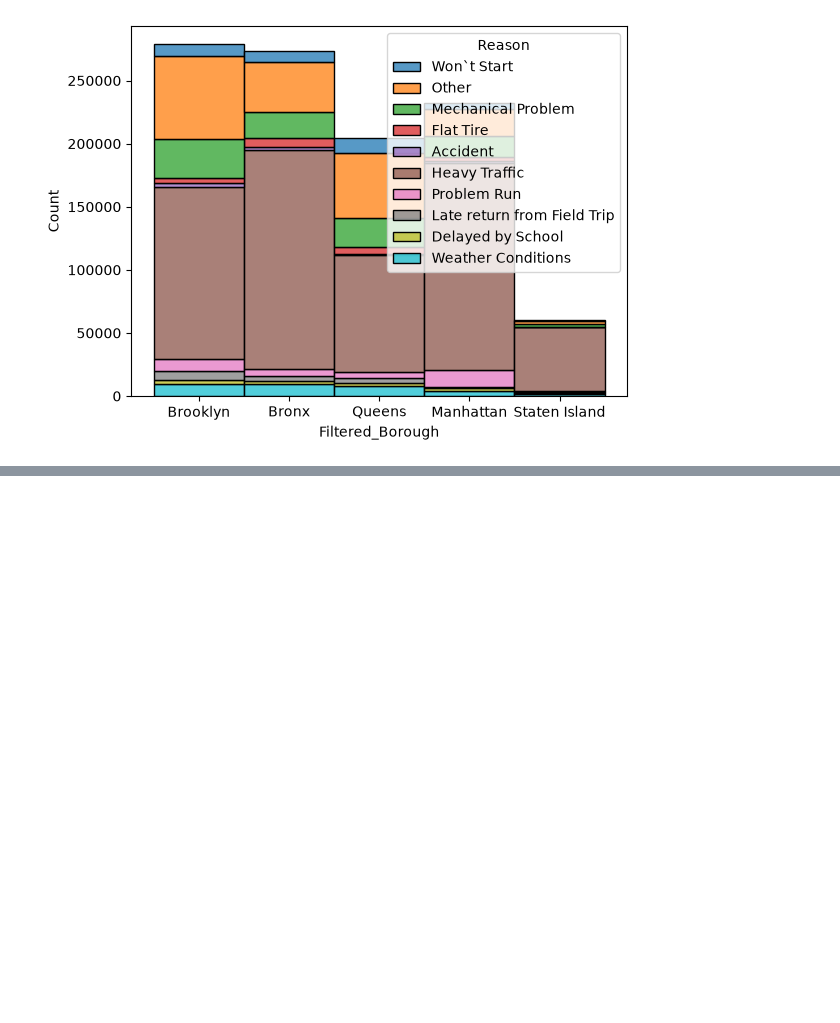
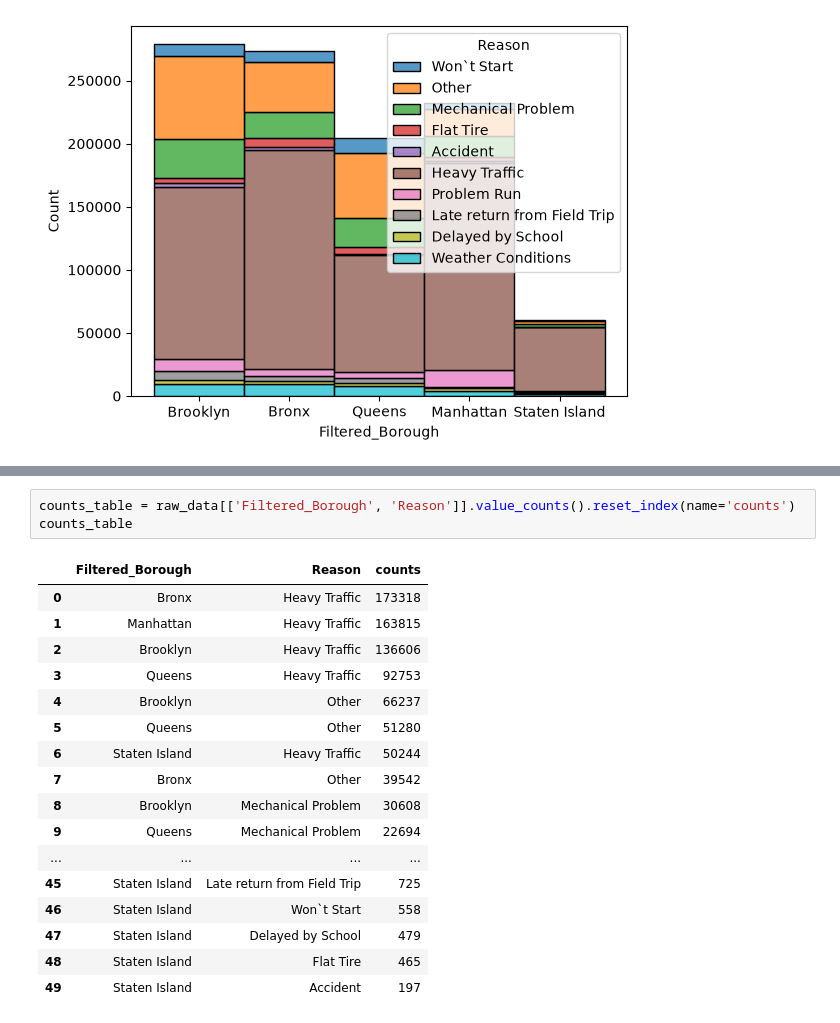
Before and after one commit to samnramos/bus-breakdown-and-delays-data, a Jupyter notebook: bus_breakdown.ipynb, the cells around one changed output, grey strips where cells are left out. Drawn from its saved outputs; the diff is of its cells as text; blank space fills up the shorter version.

```diff
--- a/bus_breakdown.ipynb
+++ b/bus_breakdown.ipynb
@@ -143,0 +182,21 @@ sns.histplot(
+# %%
+counts_table = raw_data[['Filtered_Borough', 'Reason']].value_counts().reset_index(name='counts')
+counts_table
+# %% [output]
+|  | Filtered_Borough | Reason | counts |
+| 0 | Bronx | Heavy Traffic | 173318 |
+| 1 | Manhattan | Heavy Traffic | 163815 |
+| 2 | Brooklyn | Heavy Traffic | 136606 |
+| 3 | Queens | Heavy Traffic | 92753 |
+| 4 | Brooklyn | Other | 66237 |
+| 5 | Queens | Other | 51280 |
+| 6 | Staten Island | Heavy Traffic | 50244 |
+| 7 | Bronx | Other | 39542 |
+| 8 | Brooklyn | Mechanical Problem | 30608 |
+| 9 | Queens | Mechanical Problem | 22694 |
+| ... | ... | ... | ... |
+| 45 | Staten Island | Late return from Field Trip | 725 |
+| 46 | Staten Island | Won`t Start | 558 |
+| 47 | Staten Island | Delayed by School | 479 |
+| 48 | Staten Island | Flat Tire | 465 |
+| 49 | Staten Island | Accident | 197 |
```
Also changed, not shown: parts of 6 cells of this notebook.
